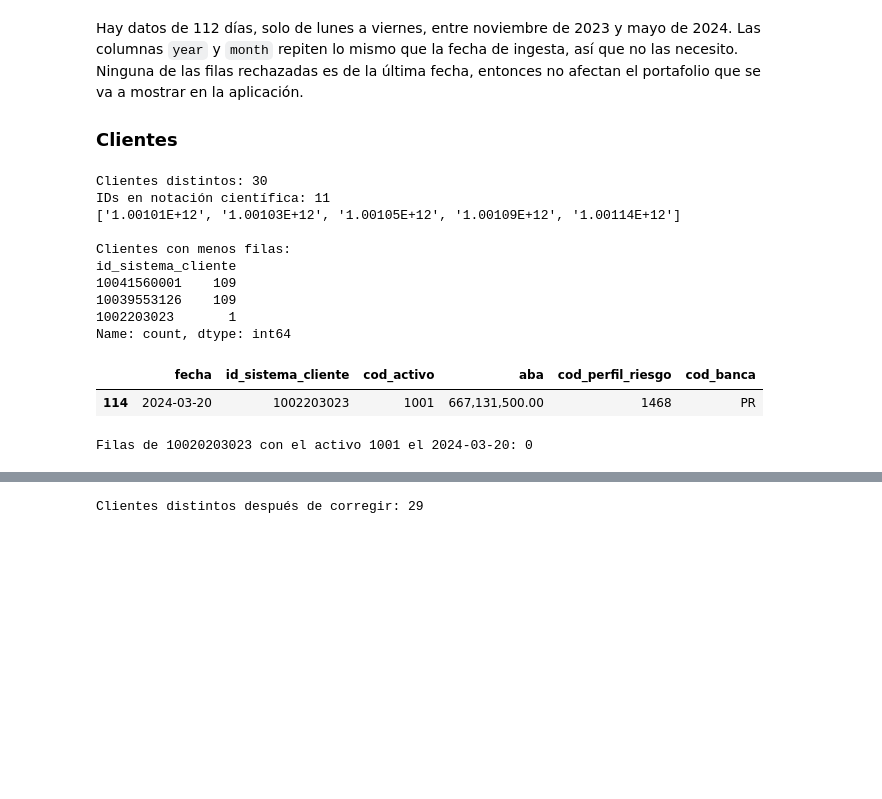
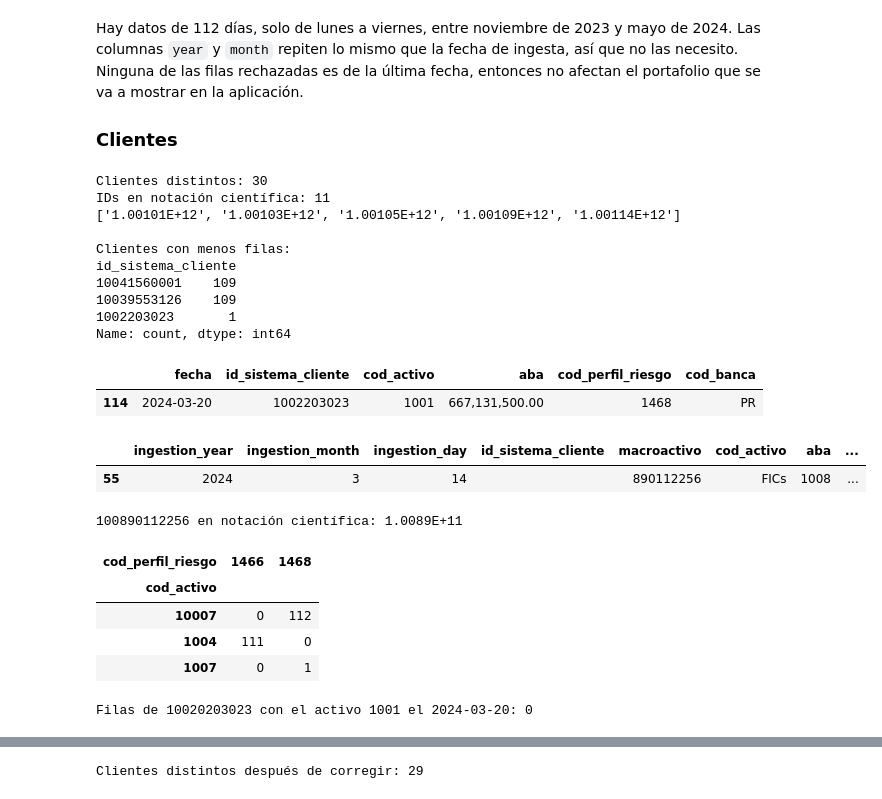
Before and after one commit to PabloSala8/Prueba-aprendiz-Vp.-Estructuracion-2027, a Jupyter notebook: notebooks/01_eda.ipynb, the cells around one changed output, grey strips where cells are left out. Saved outputs shown, nothing was run; the diff lists cells and outputs as text; code cells hidden in the pictures; blank space fills up the shorter version.

```diff
--- a/notebooks/01_eda.ipynb
+++ b/notebooks/01_eda.ipynb
@@ -183,31 +183,47 @@ Hay datos de 112 días, solo de lunes a viernes, entre noviembre de 2023 y mayo
 # %%
 ids = m["id_sistema_cliente"].drop_duplicates()
 con_e = ids[ids.str.contains("E+", regex=False)]
 print("Clientes distintos:", len(ids))
 print("IDs en notación científica:", len(con_e))
 print(sorted(con_e)[:5])
 
 print()
 print("Clientes con menos filas:")
 print(m["id_sistema_cliente"].value_counts().tail(3))
 display(m[m["id_sistema_cliente"] == "1002203023"][["fecha", "id_sistema_cliente", "cod_activo", "aba", "cod_perfil_riesgo", "cod_banca"]])
 
+# entre las filas con problemas hay una que trae un ID completo partido en dos columnas
+display(macro[~fila_ok & (macro["macroactivo"] == "890112256")])
+print("100890112256 en notación científica:", f"{100890112256:.4E}")
+
+# el ID 1.00114E+12 tiene dos perfiles distintos
+display(pd.crosstab(m.loc[m["id_sistema_cliente"] == "1.00114E+12", "cod_activo"],
+                    m.loc[m["id_sistema_cliente"] == "1.00114E+12", "cod_perfil_riesgo"]))
+
 # ¿el cliente 10020203023 tiene el activo 1001 ese mismo día?
 print("Filas de 10020203023 con el activo 1001 el 2024-03-20:",
       len(m[(m["id_sistema_cliente"] == "10020203023") & (m["cod_activo"] == "1001") & (m["fecha"] == "2024-03-20")]))
 # %% [output]
 Clientes distintos: 30
 IDs en notación científica: 11
 ['1.00101E+12', '1.00103E+12', '1.00105E+12', '1.00109E+12', '1.00114E+12']
 
 Clientes con menos filas:
 id_sistema_cliente
 10041560001    109
 10039553126    109
 1002203023       1
 Name: count, dtype: int64
 |  | fecha | id_sistema_cliente | cod_activo | aba | cod_perfil_riesgo | cod_banca |
 | 114 | 2024-03-20 | 1002203023 | 1001 | 667,131,500.00 | 1468 | PR |
+|  | ingestion_year | ingestion_month | ingestion_day | id_sistema_cliente | macroactivo | cod_activo | aba | ... |
+| 55 | 2024 | 3 | 14 |  | 890112256 | FICs | 1008 | ... |
-Filas de 10020203023 con el activo 1001 el 2024-03-20: 0
+100890112256 en notación científica: 1.0089E+11
+| cod_perfil_riesgo | 1466 | 1468 |
+| cod_activo |  |  |
+| 10007 | 0 | 112 |
+| 1004 | 111 | 0 |
+| 1007 | 0 | 1 |
+Filas de 10020203023 con el activo 1001 el 2024-03-20: 0
 # %% [markdown]
 **Lo que veo:**
```
Also changed, not shown: parts of 4 cells of this notebook, 2 other files.
